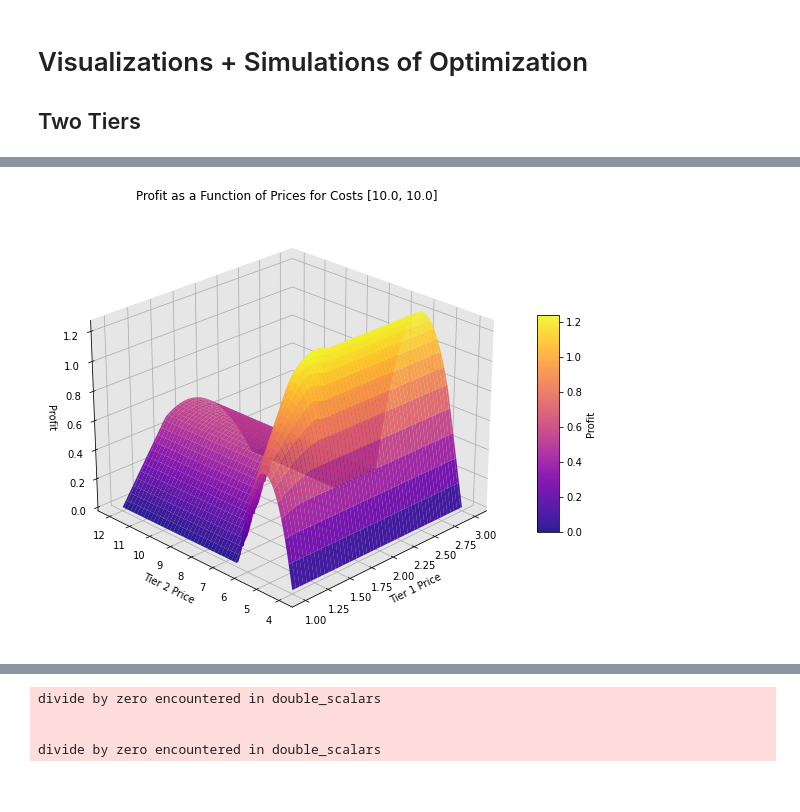
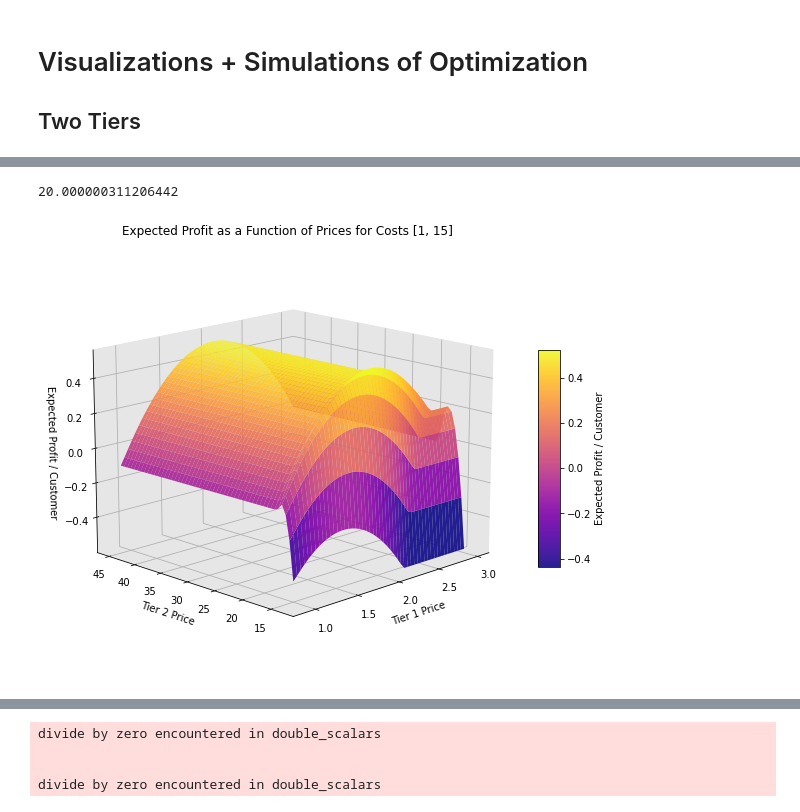
Before and after one commit to kabir-vats/Tiered-Dynamic-Pricing, a Jupyter notebook: probablistic_optimization.ipynb, the cells around one changed output, grey strips where cells are left out. Saved outputs shown, nothing was run; the diff lists cells and outputs as text; code cells hidden in the pictures.

```diff
--- a/probablistic_optimization.ipynb
+++ b/probablistic_optimization.ipynb
@@ -152,6 +184,6 @@ divide by zero encountered in double_scalars
 # %%
 # make vis for 2 tier plots
-def make_vis(X, Y, Z, xlabel, ylabel, zlabel, title, azim=225):
+def make_vis(X, Y, Z, xlabel, ylabel, zlabel, title, azim=225, elev=25):
     fig = plt.figure(figsize=(12, 8))
     ax = fig.add_subplot(111, projection='3d')
 
@@ -168,7 +200,7 @@ def make_vis(X, Y, Z, xlabel, ylabel, zlabel, title, azim=225):
     ax.set_zlabel(zlabel)
     ax.set_title(title)
 
-    ax.view_init(elev=25, azim=azim)
+    ax.view_init(elev=elev, azim=azim)
 
     # Set background color for axes
     ax.w_xaxis.set_pane_color((0.9, 0.9, 0.9, 1.0))  # Light gray
@@ -178,7 +210,7 @@ def make_vis(X, Y, Z, xlabel, ylabel, zlabel, title, azim=225):
     # Show gridlines
     ax.grid(True)
 
-    plt.show()
+    return fig
 # %%
 # fig = plt.figure(figsize=(12, 16))
 # ax = Axes3D(fig)
@@ -220,11 +250,21 @@ scaling_lambda = 5/6
+# %%
+print(p_1_list[len(p_1_list)-1])
+# %% [output]
+20.000000311206442
 # %%
+# set params
+mu = 2
+sigma = 1
+C = [1,15]
+scaling_lambda = 4/6
+
 # generate sample points
-lowers = [cost *(mu - 2 * sigma) for cost in C]
-uppers = [cost * (mu + 2 * sigma) for cost in C]
+lowers = [cost *(mu - 1.1*sigma) for cost in C]
+uppers = [cost * (mu + sigma) for cost in C]
 
 
-tier_1_prices = np.linspace(lowers[0], uppers[0], num=100)
-tier_2_prices = np.linspace(lowers[1], uppers[1], num=100)
+tier_1_prices = np.linspace(lowers[0], uppers[0], num=50)
+tier_2_prices = np.linspace(lowers[1], uppers[1], num=50)
 
 prices_profits = []
 profits = []
@@ -239,18 +279,19 @@ for t1_price in tqdm(tier_1_prices):
 # %%
 # fig = plt.figure(figsize=(12, 16))
 # ax = Axes3D(fig)
 
 
 prices_prof_arr = np.array(prices_profits)
 
 tier_1_vals = prices_prof_arr[:,0]
 tier_2_vals = prices_prof_arr[:,1]
 profit_vals = prices_prof_arr[:,2]
 
 X,Y = np.meshgrid(tier_1_prices, tier_2_prices)
 Z = profit_vals.reshape(X.shape).T
 
 
-make_vis(X,Y,Z,"Tier 1 Price", "Tier 2 Price", "Profit", f"Profit as a Function of Prices for Costs {C}")
+fig = make_vis(X,Y,Z,"Tier 1 Price", "Tier 2 Price", "Expected Profit / Customer", f"Expected Profit as a Function of Prices for Costs {C}", elev=15)
+plt.show()
 # %% [output]
-[figure, old version]
+[figure, new version]
```
Also changed, not shown: parts of 16 cells of this notebook.
